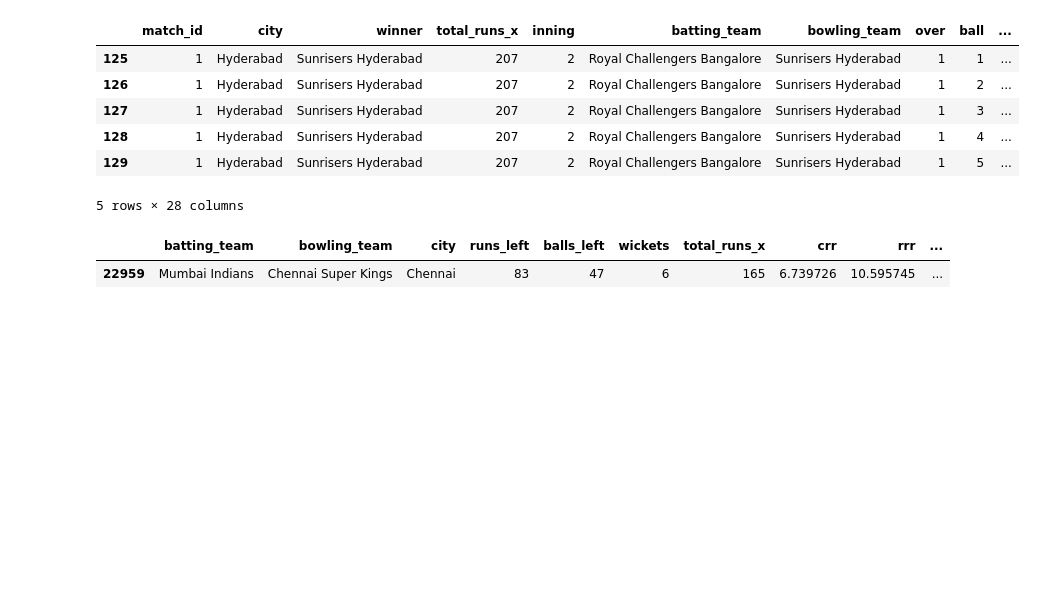
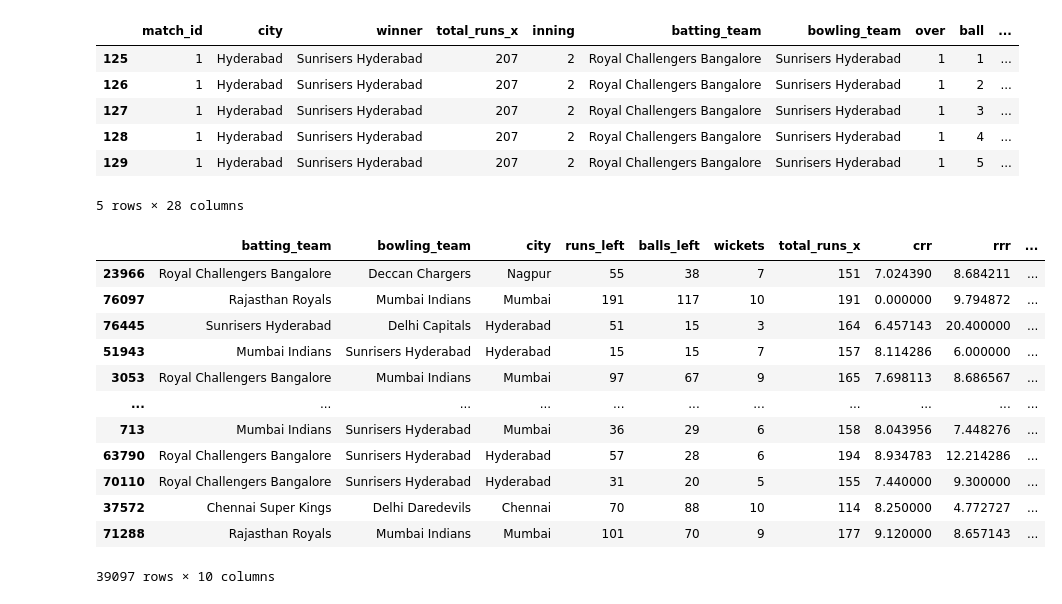
Before and after one commit to Sak26-J/IPL-Win-Predictor, a Jupyter notebook: main.ipynb, the cells around one changed output. Saved outputs shown, nothing was run; the diff lists cells and outputs as text; code cells hidden in the pictures; blank space fills up the shorter version.

```diff
--- a/main.ipynb
+++ b/main.ipynb
@@ -136,7 +136,18 @@ delivery_df['result'] = delivery_df.apply(result,axis=1)
 # %%
 final_df = delivery_df[['batting_team','bowling_team','city','runs_left','balls_left','wickets','total_runs_x','crr','rrr','result']]
 # %%
-final_df.sample()
+final_df.sample(final_df.shape[0])
 # %% [output]
 |  | batting_team | bowling_team | city | runs_left | balls_left | wickets | total_runs_x | crr | rrr | ... |
-| 22959 | Mumbai Indians | Chennai Super Kings | Chennai | 83 | 47 | 6 | 165 | 6.739726 | 10.595745 | ... |
+| 23966 | Royal Challengers Bangalore | Deccan Chargers | Nagpur | 55 | 38 | 7 | 151 | 7.024390 | 8.684211 | ... |
+| 76097 | Rajasthan Royals | Mumbai Indians | Mumbai | 191 | 117 | 10 | 191 | 0.000000 | 9.794872 | ... |
+| 76445 | Sunrisers Hyderabad | Delhi Capitals | Hyderabad | 51 | 15 | 3 | 164 | 6.457143 | 20.400000 | ... |
+| 51943 | Mumbai Indians | Sunrisers Hyderabad | Hyderabad | 15 | 15 | 7 | 157 | 8.114286 | 6.000000 | ... |
+| 3053 | Royal Challengers Bangalore | Mumbai Indians | Mumbai | 97 | 67 | 9 | 165 | 7.698113 | 8.686567 | ... |
+| ... | ... | ... | ... | ... | ... | ... | ... | ... | ... | ... |
+| 713 | Mumbai Indians | Sunrisers Hyderabad | Mumbai | 36 | 29 | 6 | 158 | 8.043956 | 7.448276 | ... |
+| 63790 | Royal Challengers Bangalore | Sunrisers Hyderabad | Hyderabad | 57 | 28 | 6 | 194 | 8.934783 | 12.214286 | ... |
+| 70110 | Royal Challengers Bangalore | Sunrisers Hyderabad | Hyderabad | 31 | 20 | 5 | 155 | 7.440000 | 9.300000 | ... |
+| 37572 | Chennai Super Kings | Delhi Daredevils | Chennai | 70 | 88 | 10 | 114 | 8.250000 | 4.772727 | ... |
+| 71288 | Rajasthan Royals | Mumbai Indians | Mumbai | 101 | 70 | 9 | 177 | 9.120000 | 8.657143 | ... |
+39097 rows × 10 columns
```
Also changed, not shown: parts of 3 cells of this notebook.
